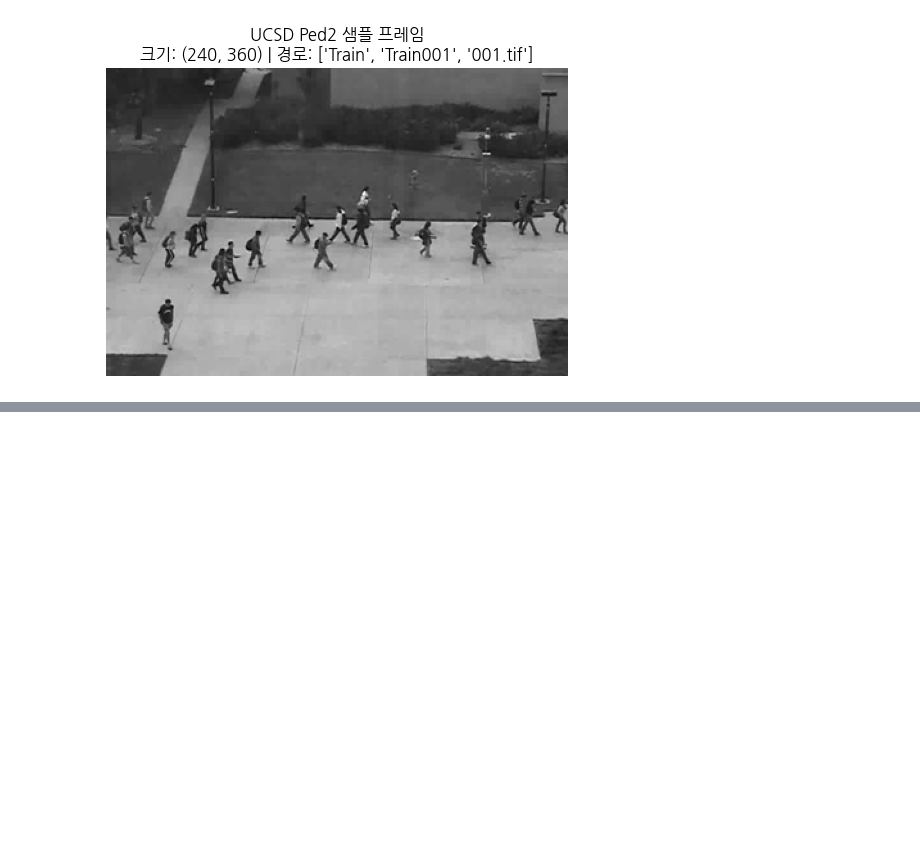
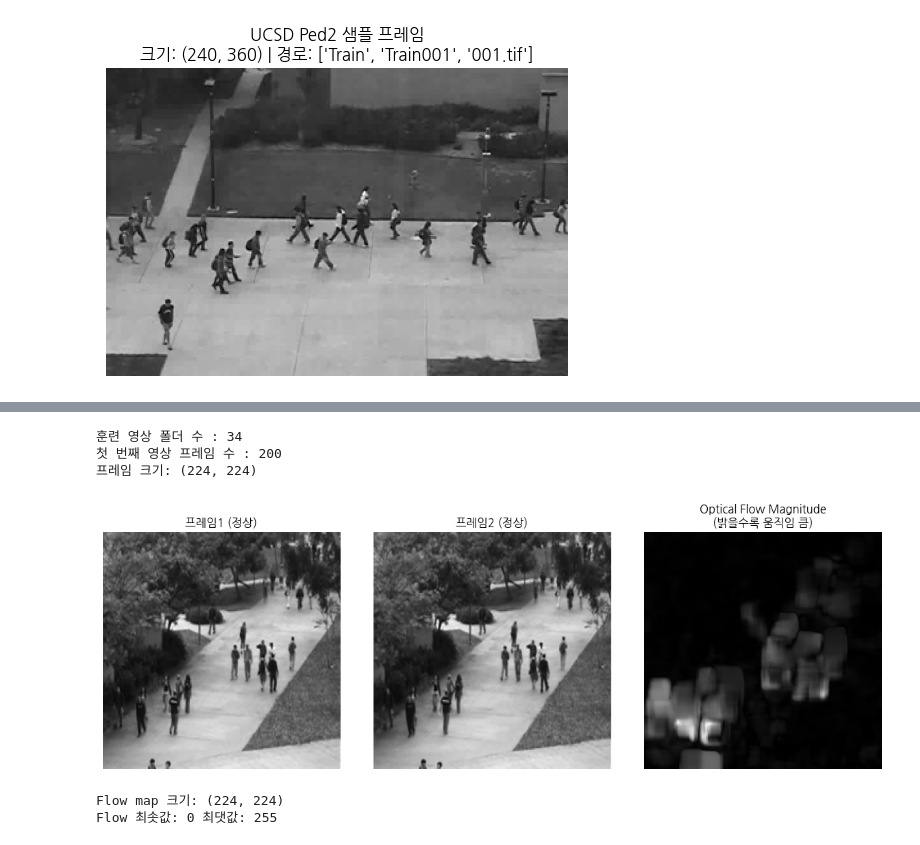
Before and after one commit to dongukl/dongukl-robot_danger_detection, a Jupyter notebook: notebooks/01_data_setup.ipynb, the cells around one changed output, grey strips where cells are left out. Cells and saved outputs as stored; diff of their text form; code cells hidden in the pictures; blank space fills up the shorter version.

Commit message:
데이터 로드 및 Optcal Flow 전처리 완료

```diff
--- a/notebooks/01_data_setup.ipynb
+++ b/notebooks/01_data_setup.ipynb
@@ -118,0 +131,74 @@ plt.show()
+# %%
+def load_frame(folder_path):
+    # glob: 파일명을 리스트 형식으로 반환
+    frame_paths = sorted(glob.glob(os.path.join(folder_path, '*.tif')))
+
+    if len(frame_paths) == 0:
+        return []
+    frames = []
+    for path in frame_paths:
+        img = cv2.imread(path, cv2.IMREAD_GRAYSCALE)
+        img = cv2.resize(img, IMG_SIZE)
+        frames.append(img)
+    return frames
+
+train_folders = sorted(glob.glob(os.path.join(TRAIN_PATH, 'Train*')))
+sample_frames = load_frame(train_folders[0])
+
+print(f"훈련 영상 폴더 수 : {len(train_folders)}")
+print(f"첫 번째 영상 프레임 수 : {len(sample_frames)}")
+print(f"프레임 크기: {sample_frames[0].shape}")
+# %% [output]
+훈련 영상 폴더 수 : 34
+첫 번째 영상 프레임 수 : 200
+프레임 크기: (224, 224)
+# %%
+def compute_optical_flow(frame1, frame2):
+    flow = cv2.calcOpticalFlowFarneback(
+        frame1, frame2,
+        None,
+        pyr_scale=0.5,
+        levels=3,
+        winsize=15,
+        iterations=3,
+        poly_n=5,
+        poly_sigma=1.2,
+        flags=0
+    )
+
+    dx, dy = flow[..., 0], flow[..., 1]
+    magnitude = np.sqrt(dx**2 + dy**2)
+    magnitude = cv2.normalize(magnitude, None, 0, 255, cv2.NORM_MINMAX)
+    magnitude = magnitude.astype(np.uint8)
+
+    return magnitude
+# %%
+# 테스트
+frame1 = sample_frames[0]
+frame2 = sample_frames[1]
+flow_map = compute_optical_flow(frame1, frame2)
+
+fig, axes = plt.subplots(1,3, figsize=(12,4))
+
+axes[0].imshow(frame1, cmap='gray')
+axes[0].set_title('프레임1 (정상)')
+axes[0].axis('off')
+
+axes[1].imshow(frame2, cmap='gray')
+axes[1].set_title('프레임2 (정상)')
+axes[1].axis('off')
+
+
+axes[2].imshow(flow_map, cmap='gray')
+axes[2].set_title('Optical Flow Magnitude\n(밝을수록 움직임 큼)')
+axes[2].axis('off')
+
+plt.tight_layout()
+plt.show()
+
+print(f'Flow map 크기: {flow_map.shape}')
+print(f'Flow 최솟값: {flow_map.min()} 최댓값: {flow_map.max()}')
+# %% [output]
+[figure, added]
+Flow map 크기: (224, 224)
+Flow 최솟값: 0 최댓값: 255
```
Also changed, not shown: parts of 8 cells of this notebook.
